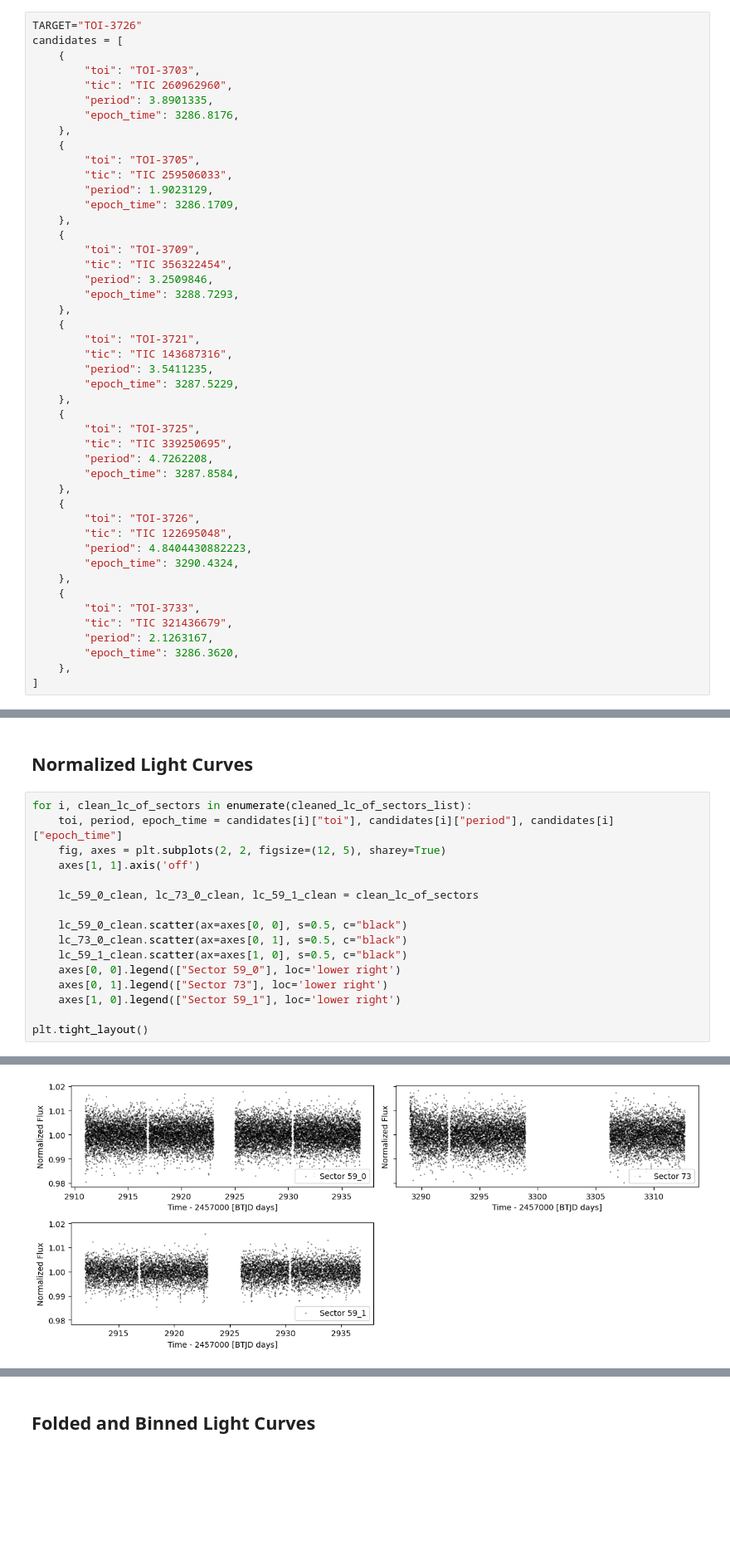
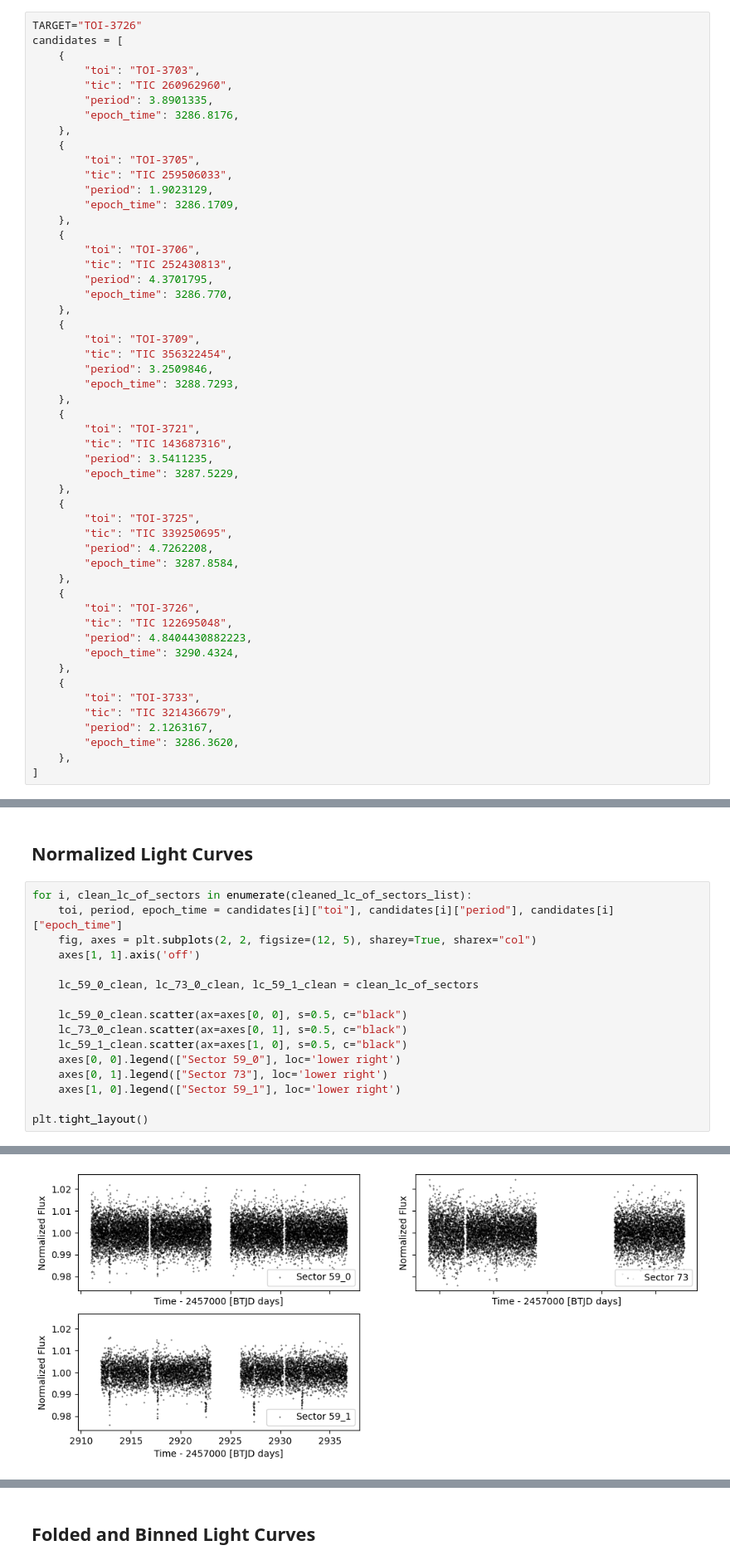
Before and after one commit to sophia268238/astronomy_ml, a Jupyter notebook: notebooks/TESS_Sector_59_and_73_Comparison.ipynb, the cells around one changed output, grey strips where cells are left out. Shown at 83% size. Drawn from its saved outputs; the diff is of its cells as text; blank space fills up the shorter version.

```diff
--- a/notebooks/TESS_Sector_59_and_73_Comparison.ipynb
+++ b/notebooks/TESS_Sector_59_and_73_Comparison.ipynb
@@ -24,6 +24,12 @@ candidates = [
         "tic": "TIC 259506033",
         "period": 1.9023129,
         "epoch_time": 3286.1709,
+    },
+    {
+        "toi": "TOI-3706",
+        "tic": "TIC 252430813",
+        "period": 4.3701795,
+        "epoch_time": 3286.770,
     },
     {
         "toi": "TOI-3709",
@@ -125,7 +133,7 @@ for i, lc_of_sectors in enumerate(lc_of_sectors_list):
 # %%
 for i, clean_lc_of_sectors in enumerate(cleaned_lc_of_sectors_list):
     toi, period, epoch_time = candidates[i]["toi"], candidates[i]["period"], candidates[i]["epoch_time"]
-    fig, axes = plt.subplots(2, 2, figsize=(12, 5), sharey=True)
+    fig, axes = plt.subplots(2, 2, figsize=(12, 5), sharey=True, sharex="col")
     axes[1, 1].axis('off')
 
     lc_59_0_clean, lc_73_0_clean, lc_59_1_clean = clean_lc_of_sectors
@@ -148 +156 @@ plt.tight_layout()
-[figure, old version]
+[figure, new version]
```
Also changed, not shown: parts of 4 cells of this notebook, 1 other file.
